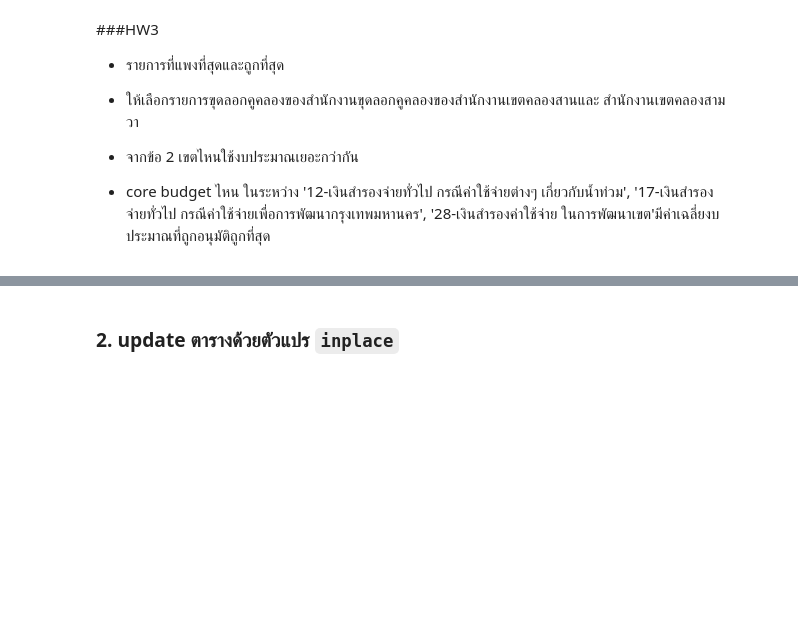
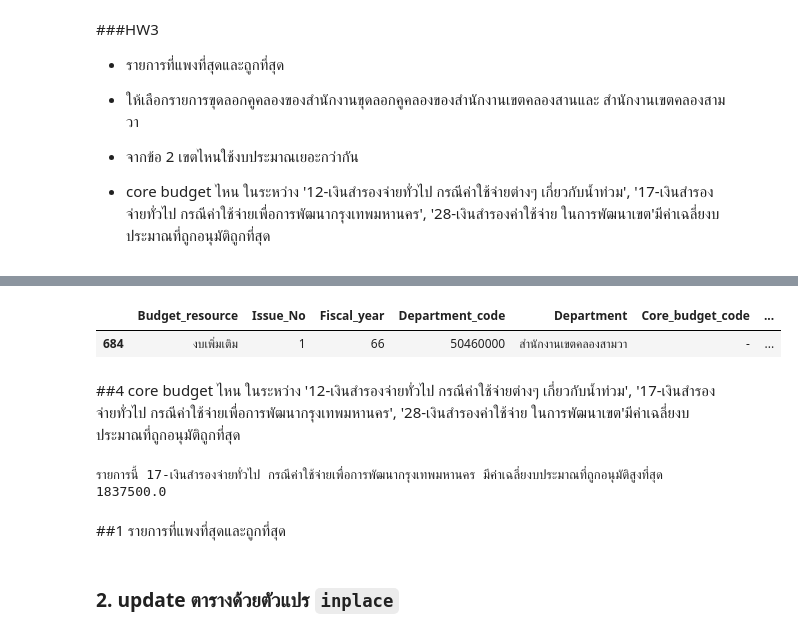
Before and after one commit to 643021273-8/python-_dataviz2023, a Jupyter notebook: Pandas101.ipynb, the cells around one changed output, grey strips where cells are left out. Drawn from its saved outputs; the diff is of its cells as text; code cells hidden in the pictures; blank space fills up the shorter version.

````diff
--- a/Pandas101.ipynb
+++ b/Pandas101.ipynb
@@ -658,3 +672,37 @@ dtype: bool
+# %%
+MAX_DATA3 = dataHW3['Approved_buget'].max()
+dataMAX = dataHW3[(dataHW3['Approved_buget'] == MAX_DATA3)]
+dataMAX
+# %% [output]
+|  | Budget_resource | Issue_No | Fiscal_year | Department_code | Department | Core_budget_code | ... |
+| 684 | งบเพิ่มเติม | 1 | 66 | 50460000 | สำนักงานเขตคลองสามวา | - | ... |
+# %% [markdown]
+##4 core budget ไหน ในระหว่าง '12-เงินสำรองจ่ายทั่วไป กรณีค่าใช้จ่ายต่างๆ เกี่ยวกับน้ำท่วม',
+ '17-เงินสำรองจ่ายทั่วไป กรณีค่าใช้จ่ายเพื่อการพัฒนากรุงเทพมหานคร',
+ '28-เงินสำรองค่าใช้จ่าย ในการพัฒนาเขต'มีค่าเฉลี่ยงบประมาณที่ถูกอนุมัติถูกที่สุด
+# %%
+nonna_data1 = data1.dropna()
+hascore_data1 = nonna_data1[nonna_data1['Core_budget_code'] != '-']
+hascore_data1_12 =hascore_data1[hascore_data1['Core_budget_code'] == '12-เงินสำรองจ่ายทั่วไป กรณีค่าใช้จ่ายต่างๆ เกี่ยวกับน้ำท่วม']
+hascore_data1_28 =hascore_data1[hascore_data1['Core_budget_code'] == '28-เงินสำรองค่าใช้จ่าย ในการพัฒนาเขต']
+hascore_data1_17 =hascore_data1[hascore_data1['Core_budget_code'] == '17-เงินสำรองจ่ายทั่วไป กรณีค่าใช้จ่ายเพื่อการพัฒนากรุงเทพมหานคร']
+corename = []
+x=set(hascore_data1['Core_budget_code'])
+for n in x:
+  corename.append(n)
+hascore_data1_12_MEAN =hascore_data1_12['Approved_buget'].mean()
+hascore_data1_17_MEAN =hascore_data1_17['Approved_buget'].mean()
+hascore_data1_28_MEAN =hascore_data1_28['Approved_buget'].mean()
+if (hascore_data1_12_MEAN > hascore_data1_17_MEAN ) & (hascore_data1_12_MEAN > hascore_data1_28_MEAN ):
+  print(f'รายการนี้ {corename[0]} มีค่าเฉลี่ยงบประมาณที่ถูกอนุมัติสูงที่สุด {hascore_data1_12_MEAN}')
+elif (hascore_data1_17_MEAN > hascore_data1_12_MEAN ) & (hascore_data1_17_MEAN > hascore_data1_28_MEAN ):
+  print(f'รายการนี้ {corename[1]} มีค่าเฉลี่ยงบประมาณที่ถูกอนุมัติสูงที่สุด {hascore_data1_17_MEAN}')
+elif (hascore_data1_28_MEAN > hascore_data1_12_MEAN ) & (hascore_data1_28_MEAN > hascore_data1_17_MEAN ):
+  print(f'รายการนี้ {corename[2]} มีค่าเฉลี่ยงบประมาณที่ถูกอนุมัติสูงที่สุด {hascore_data1_28_MEAN}')
+# %% [output]
+รายการนี้ 17-เงินสำรองจ่ายทั่วไป กรณีค่าใช้จ่ายเพื่อการพัฒนากรุงเทพมหานคร มีค่าเฉลี่ยงบประมาณที่ถูกอนุมัติสูงที่สุด 1837500.0
+# %% [markdown]
+##1  รายการที่แพงที่สุดและถูกที่สุด
 # %% [markdown]
 ### 2. update ตารางด้วยตัวแปร ```inplace```
 # %%
````
Also changed, not shown: parts of 59 cells of this notebook.
